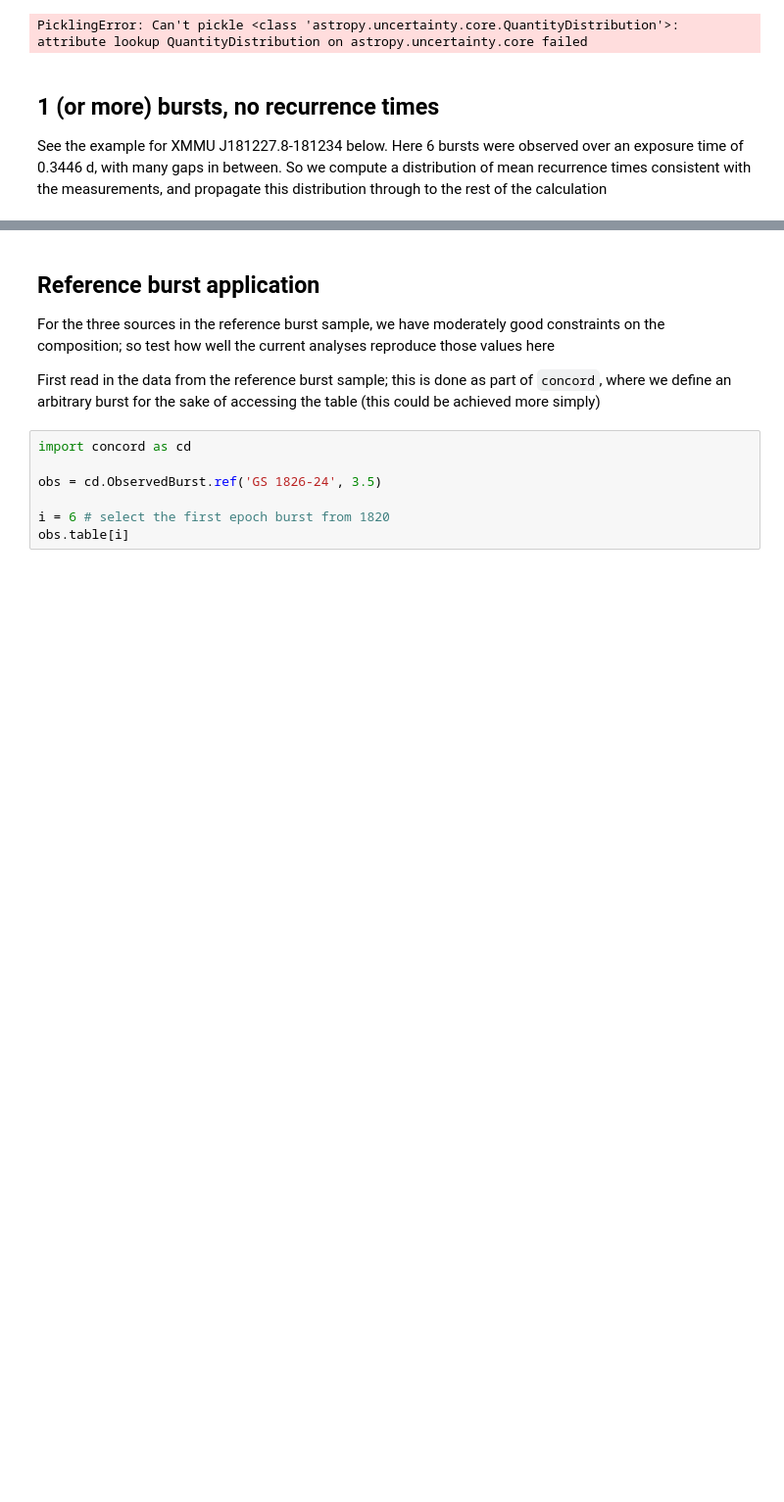
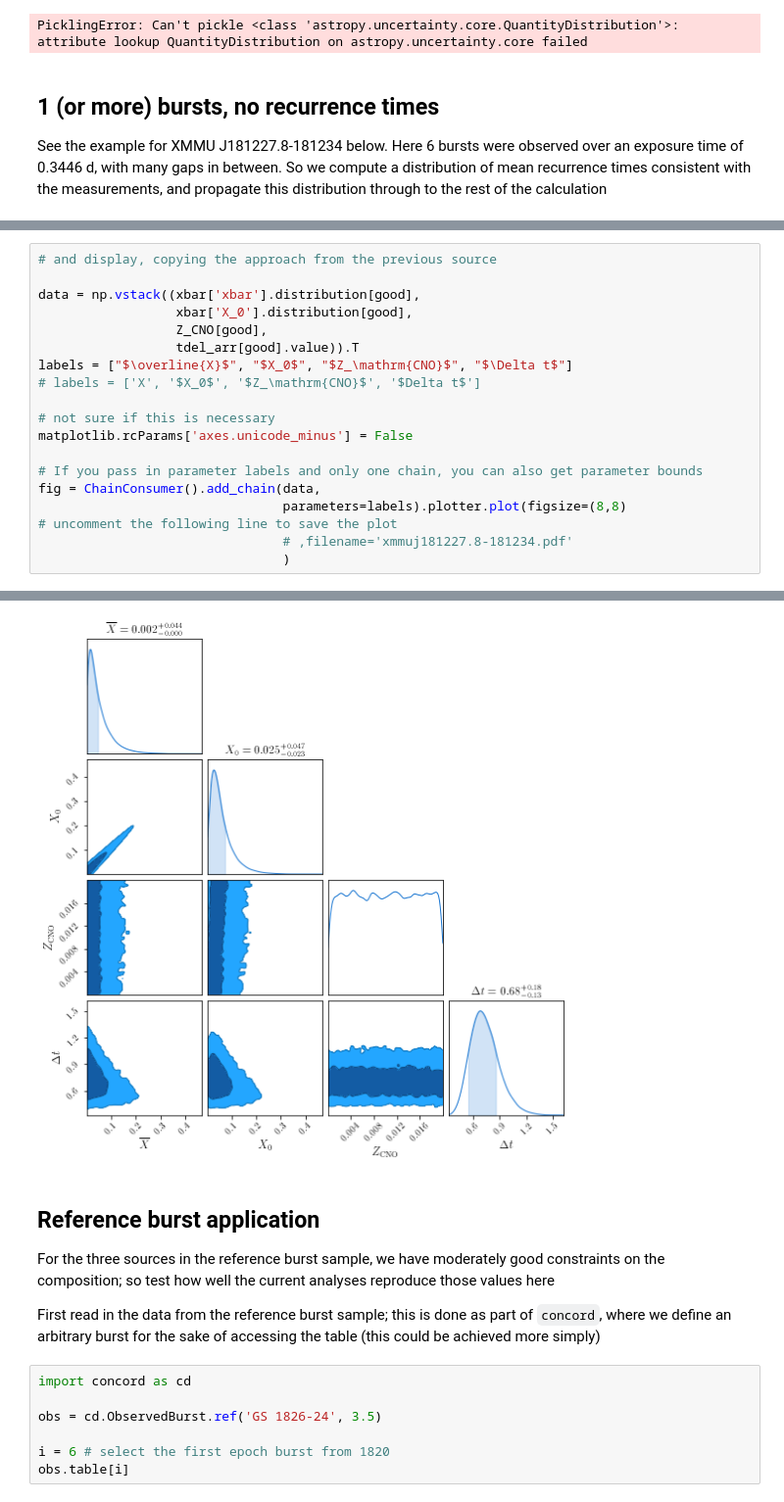
Before and after one commit to outs1der/concord, a Jupyter notebook: Inferring burster properties.ipynb, the cells around one changed output, grey strips where cells are left out. Shown at 98% size. Saved outputs shown, nothing was run; the diff lists cells and outputs as text; blank space fills up the shorter version.

```diff
--- a/Inferring burster properties.ipynb
+++ b/Inferring burster properties.ipynb
@@ -592,0 +567,20 @@ TypeError: Cannot cast array data from dtype('float64') to dtype([('samples', '<
+# %%
+# and display, copying the approach from the previous source
+
+data = np.vstack((xbar['xbar'].distribution[good],
+                  xbar['X_0'].distribution[good],
+                  Z_CNO[good],
+                  tdel_arr[good].value)).T
+labels = ["$\overline{X}$", "$X_0$", "$Z_\mathrm{CNO}$", "$\Delta t$"]
+# labels = ['X', '$X_0$', '$Z_\mathrm{CNO}$', '$Delta t$']
+
+# not sure if this is necessary
+matplotlib.rcParams['axes.unicode_minus'] = False
+
+# If you pass in parameter labels and only one chain, you can also get parameter bounds
+fig = ChainConsumer().add_chain(data,
+                                parameters=labels).plotter.plot(figsize=(8,8)
+# uncomment the following line to save the plot
+                                # ,filename='xmmuj181227.8-181234.pdf'
+                                )
+# %% [output]
@@ -593,3 +588,4 @@ TypeError: Cannot cast array data from dtype('float64') to dtype([('samples', '<
+[figure, added]
 # %% [markdown]
 ## Reference burst application
 
```
Also changed, not shown: parts of 11 cells of this notebook, 1 other file.
